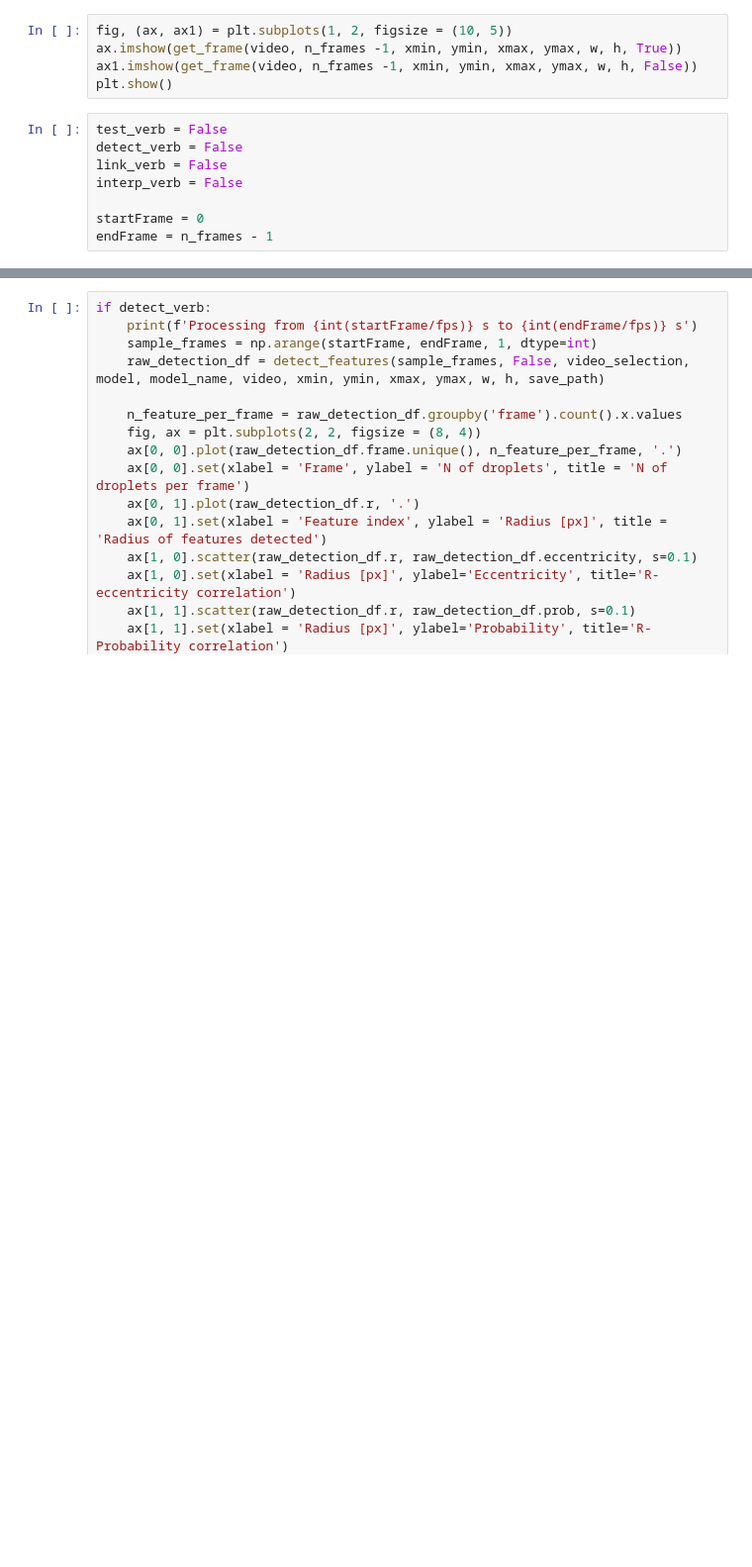
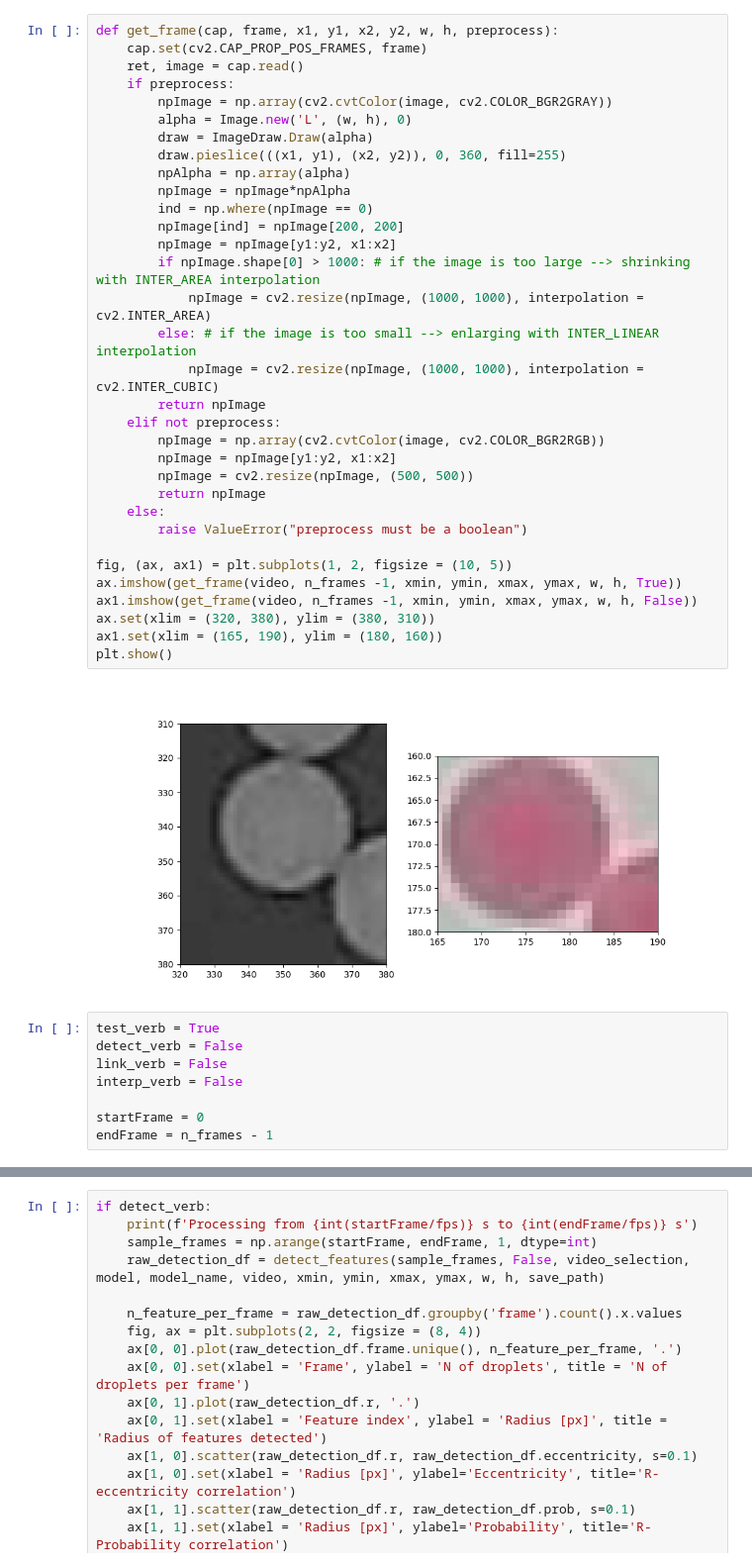
Before and after one commit to skandiz/MasterThesis, a Jupyter notebook: tracking/stardist_tracking.ipynb, the cells around one changed output, grey strips where cells are left out. Shown at 99% size. Drawn from its saved outputs; the diff is of its cells as text; blank space fills up the shorter version.

```diff
--- a/tracking/stardist_tracking.ipynb
+++ b/tracking/stardist_tracking.ipynb
@@ -55,10 +59,40 @@ print(f"Video has {n_frames} frames with a resolution of {w}x{h} and a framerate
-# %%
-fig, (ax, ax1) = plt.subplots(1, 2, figsize = (10, 5))
-ax.imshow(get_frame(video, n_frames -1, xmin, ymin, xmax, ymax, w, h, True))
-ax1.imshow(get_frame(video, n_frames -1, xmin, ymin, xmax, ymax, w, h, False))
-plt.show()
+# %%
+def get_frame(cap, frame, x1, y1, x2, y2, w, h, preprocess):
+    cap.set(cv2.CAP_PROP_POS_FRAMES, frame)
+    ret, image = cap.read()
+    if preprocess:
+        npImage = np.array(cv2.cvtColor(image, cv2.COLOR_BGR2GRAY))
+        alpha = Image.new('L', (w, h), 0)
+        draw = ImageDraw.Draw(alpha)
+        draw.pieslice(((x1, y1), (x2, y2)), 0, 360, fill=255)
+        npAlpha = np.array(alpha)
+        npImage = npImage*npAlpha
+        ind = np.where(npImage == 0)
+        npImage[ind] = npImage[200, 200]
+        npImage = npImage[y1:y2, x1:x2]
+        if npImage.shape[0] > 1000: # if the image is too large --> shrinking with INTER_AREA interpolation
+            npImage = cv2.resize(npImage, (1000, 1000), interpolation = cv2.INTER_AREA)
+        else: # if the image is too small --> enlarging with INTER_LINEAR interpolation
+            npImage = cv2.resize(npImage, (1000, 1000), interpolation = cv2.INTER_CUBIC)
+        return npImage
+    elif not preprocess:
+        npImage = np.array(cv2.cvtColor(image, cv2.COLOR_BGR2RGB))
+        npImage = npImage[y1:y2, x1:x2]
+        npImage = cv2.resize(npImage, (500, 500))
+        return npImage
+    else:
+        raise ValueError("preprocess must be a boolean")
+
+fig, (ax, ax1) = plt.subplots(1, 2, figsize = (10, 5))
+ax.imshow(get_frame(video, n_frames -1, xmin, ymin, xmax, ymax, w, h, True))
+ax1.imshow(get_frame(video, n_frames -1, xmin, ymin, xmax, ymax, w, h, False))
+ax.set(xlim = (320, 380), ylim = (380, 310))
+ax1.set(xlim = (165, 190), ylim = (180, 160))
+plt.show()
+# %% [output]
+[figure, added]
 # %%
-test_verb = False
+test_verb = True
 detect_verb = False
 link_verb = False
 interp_verb = False
```
Also changed, not shown: parts of 3 cells of this notebook, 18 other files.
